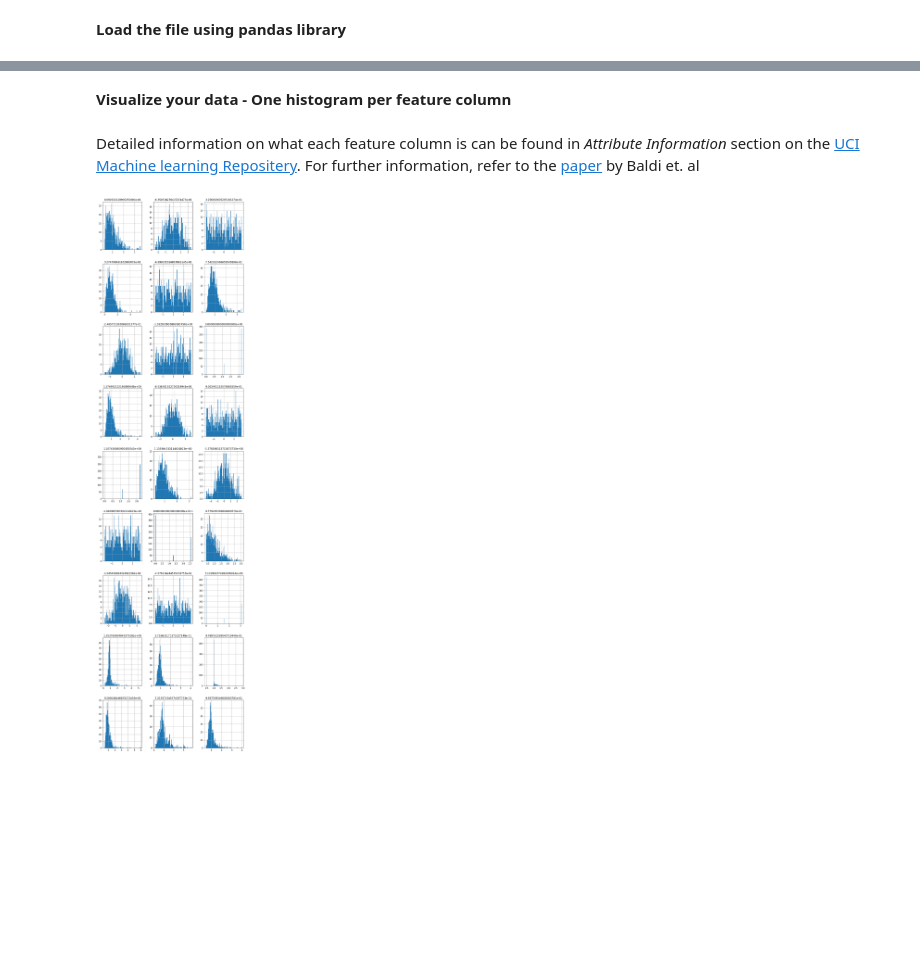
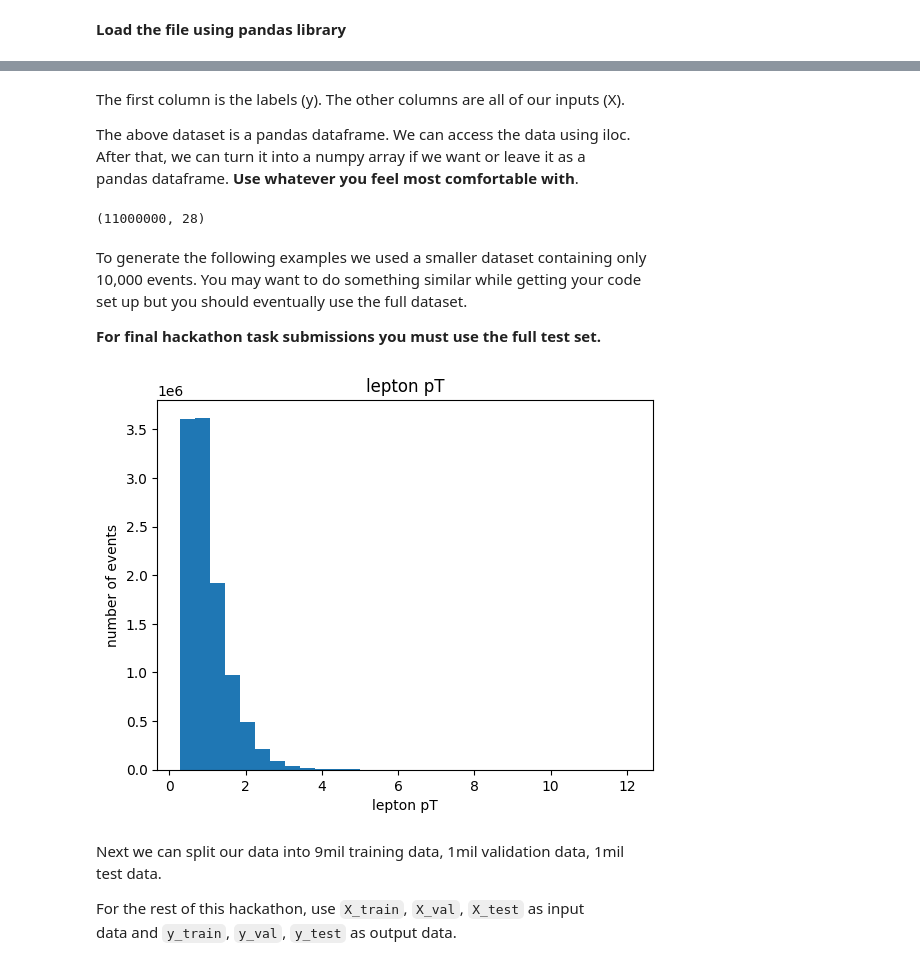
Before and after one commit to ML4SCI/DeepLearnHackathon, a Jupyter notebook: HiggsBosonClassificationChallenge/higgs_classification.ipynb, the cells around one changed output, grey strips where cells are left out. Cells and saved outputs as stored; diff of their text form; code cells hidden in the pictures; blank space fills up the shorter version.

```diff
--- a/HiggsBosonClassificationChallenge/higgs_classification.ipynb
+++ b/HiggsBosonClassificationChallenge/higgs_classification.ipynb
@@ -66,4 +48,4 @@ import matplotlib.pyplot as plt
 # %% [markdown]
 **Load the file using pandas library**
 # %%
-data=pd.read_csv('./HIGGS.csv')
+data = pd.read_csv('./HIGGS.csv', header=None)
@@ -78,0 +52,21 @@ Split your data into training and validation samples where the fraction of the d
+# %% [markdown]
+The first column is the labels (y). The other columns are all of our inputs (X).
+
+The above dataset is a pandas dataframe. We can access the data using iloc. <br>
+After that, we can turn it into a numpy array if we want or leave it as a <br>
+pandas dataframe. **Use whatever you feel most comfortable with**.
+# %%
+X = data.iloc[:,1:]
+y = data.iloc[:,0]
+#X = X.to_numpy(dtype=float) #Convert pandas dataframe to numpy array (optional)
+#y = y.to_numpy(dtype=int)   #Convert pandas dataframe to numpy array (optional)
+# %%
+print(X.shape)
+# %% [output]
+(11000000, 28)
+# %% [markdown]
+To generate the following examples we used a smaller dataset containing only <br>
+10,000 events. You may want to do something similar while getting your code <br>
+set up but you should eventually use the full dataset.
+
+**For final hackathon task submissions you must use the full test set.**
@@ -79 +76,15 @@ Split your data into training and validation samples where the fraction of the d
+# %%
+plt.hist(X.iloc[:,0], bins=30)
+plt.title("lepton pT")
+plt.xlabel("lepton pT")
+plt.ylabel("number of events")
+plt.show()
+# %% [output]
+[figure, added]
+# %% [markdown]
+Next we can split our data into 9mil training data, 1mil validation data, 1mil <br>
+test data.
+
+For the rest of this hackathon, use `X_train`, `X_val`, `X_test` as input <br>
+data and `y_train`, `y_val`, `y_test` as output data.
 # %%
@@ -82,17 +92,0 @@ X_train, X_test, y_train, y_test = train_test_split(X_train1, y_train1, test_siz
-# %% [markdown]
-**Visualize your data - One histogram per feature column**
-# %% [markdown]
-Detailed information on what each feature column is can be found in *Attribute Information* section on the [UCI Machine learning Repositery](https://archive.ics.uci.edu/ml/datasets/HIGGS). For further information, refer to the [paper](https://www.nature.com/articles/ncomms5308) by Baldi et. al
-# %%
-from itertools import combinations
-import matplotlib.pyplot as plt
-
-fig, axes = plt.subplots(len(X_train.columns)//3, 3, figsize=(12, 48))
-
-i = 0
-for triaxis in axes:
-    for axis in triaxis:
-        X_train.hist(column = X_train.columns[i], bins = 100, ax=axis)
-        i = i+1
-# %% [output]
-[figure, removed]
```
Also changed, not shown: parts of 75 cells of this notebook.
